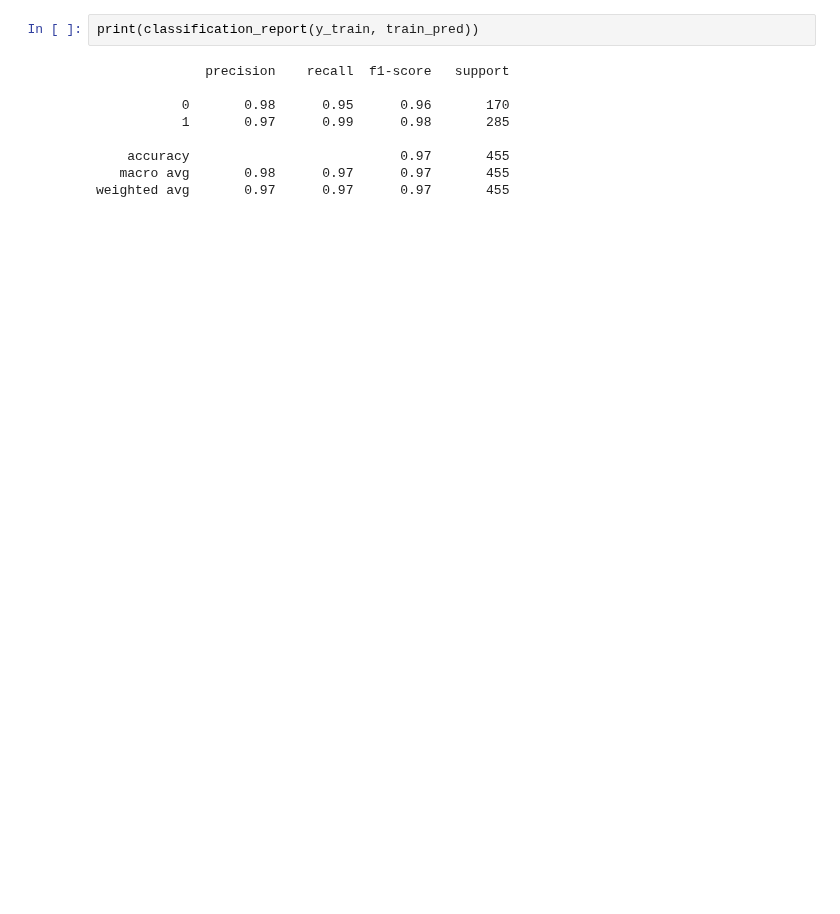
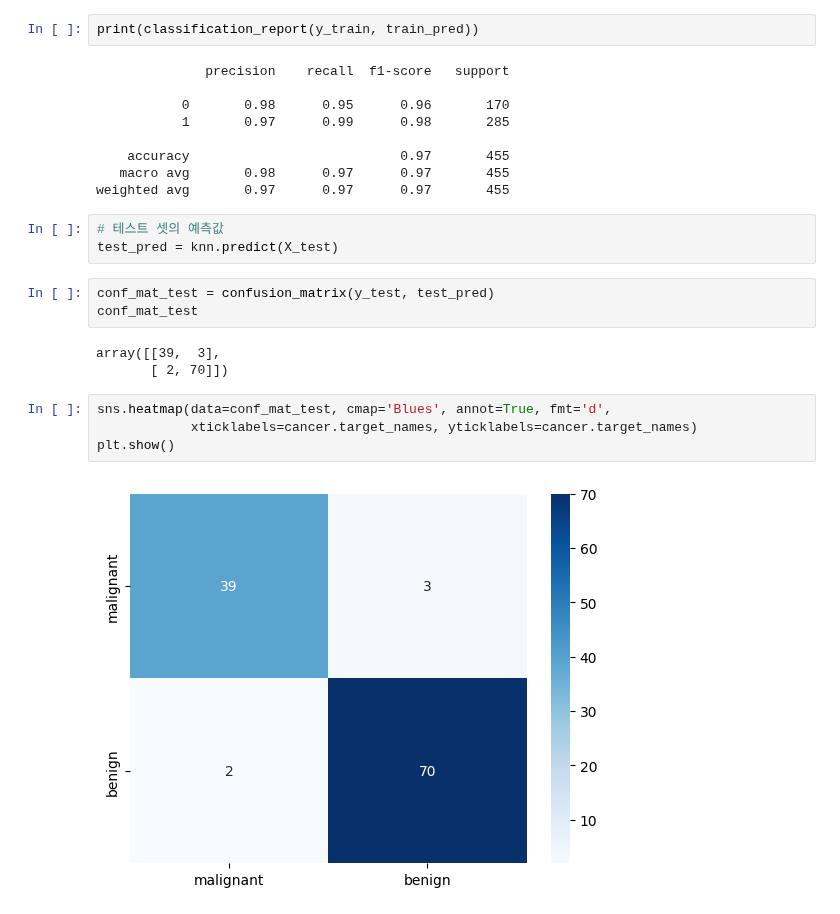
Before and after one commit to JakeOh/202505_BD50, a Jupyter notebook: lab_da/ml09_classification.ipynb, the cells around one changed output. Saved outputs shown, nothing was run; the diff lists cells and outputs as text; blank space fills up the shorter version.

```diff
--- a/lab_da/ml09_classification.ipynb
+++ b/lab_da/ml09_classification.ipynb
@@ -253,3 +260,18 @@ print(classification_report(y_train, train_pred))
     accuracy                           0.97       455
    macro avg       0.98      0.97      0.97       455
 weighted avg       0.97      0.97      0.97       455
+# %%
+# 테스트 셋의 예측값
+test_pred = knn.predict(X_test)
+# %%
+conf_mat_test = confusion_matrix(y_test, test_pred)
+conf_mat_test
+# %% [output]
+array([[39,  3],
+       [ 2, 70]])
+# %%
+sns.heatmap(data=conf_mat_test, cmap='Blues', annot=True, fmt='d',
+            xticklabels=cancer.target_names, yticklabels=cancer.target_names)
+plt.show()
+# %% [output]
+[figure, added]
```
Also changed, not shown: parts of 6 cells of this notebook.
